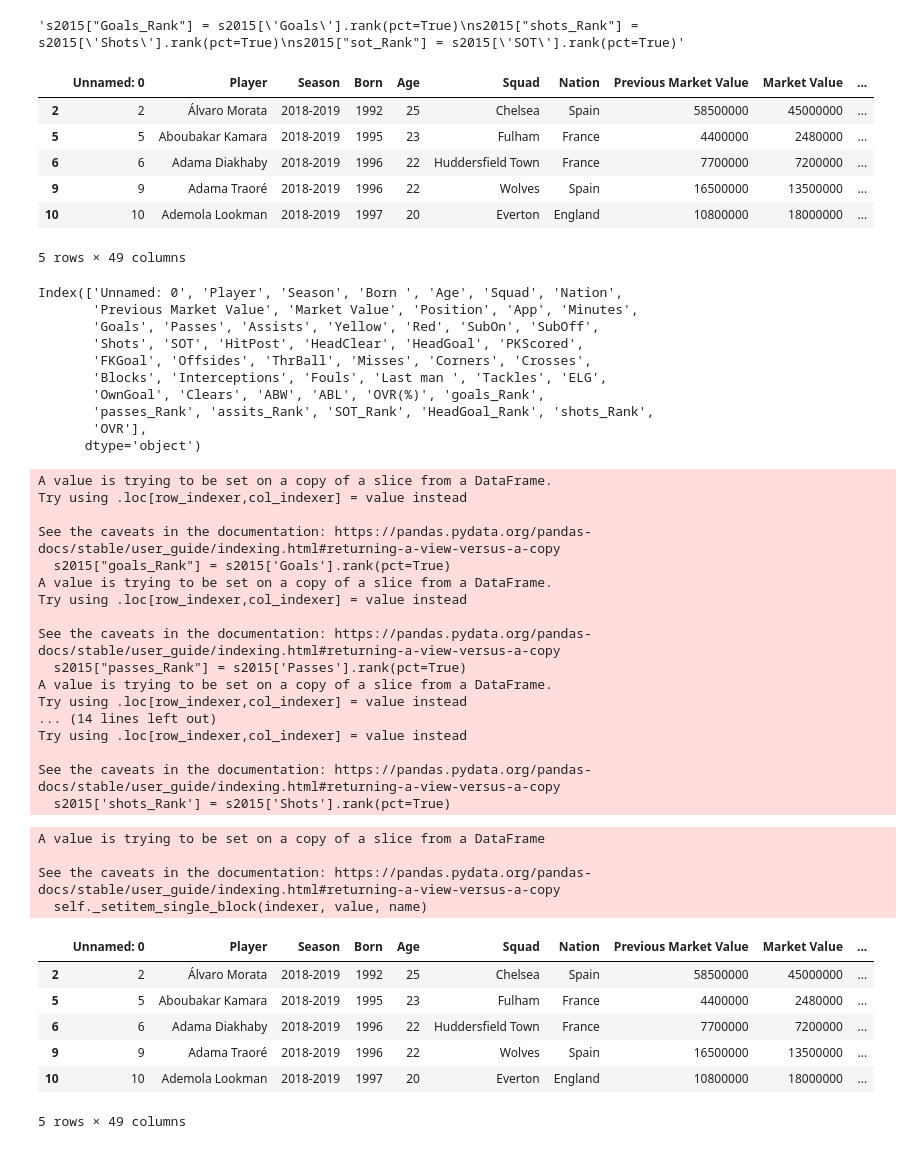
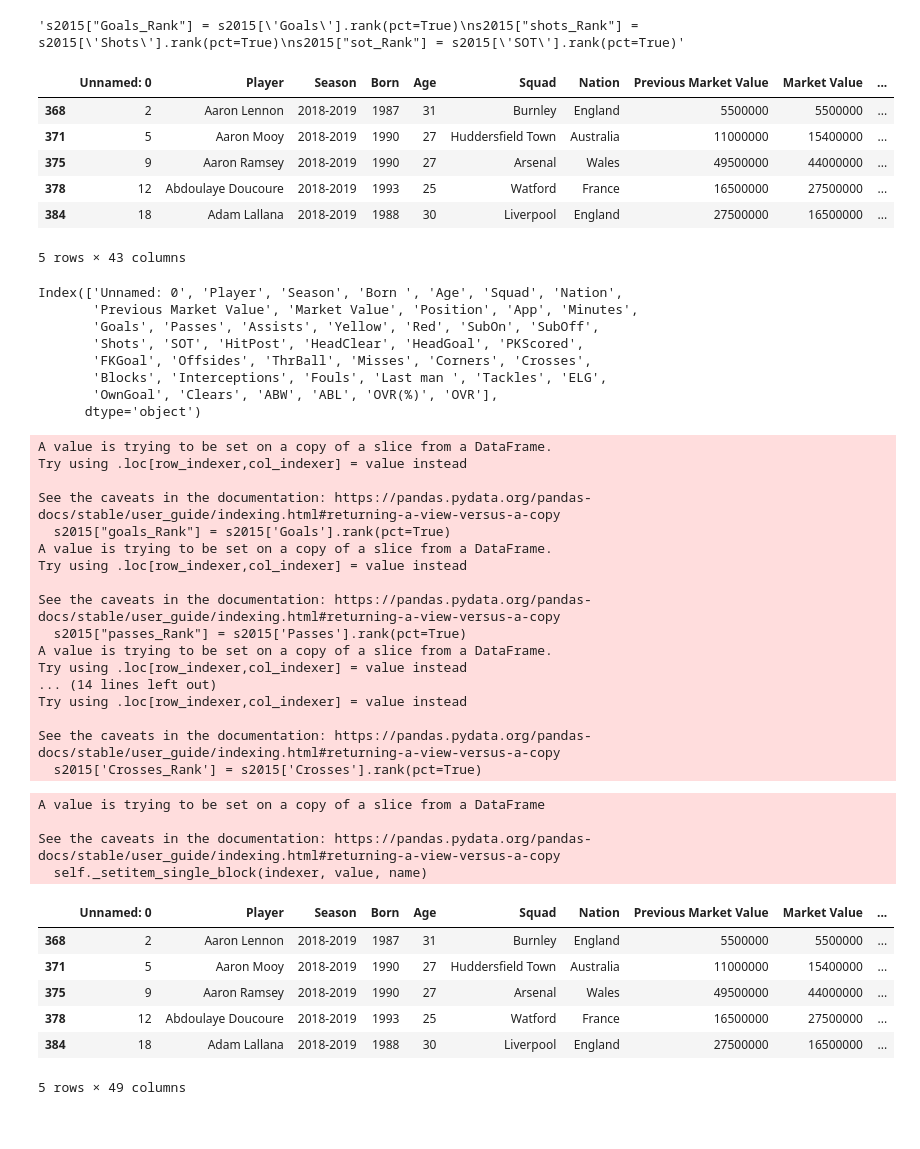
Before and after one commit to Hil-dred/English-Premier-League-Analysis, a Jupyter notebook: pytorch_classifier.ipynb, the cells around one changed output. Saved outputs shown, nothing was run; the diff lists cells and outputs as text; code cells hidden in the pictures.

```diff
--- a/pytorch_classifier.ipynb
+++ b/pytorch_classifier.ipynb
@@ -29,7 +29,7 @@ Index(['Unnamed: 0', 'Player', 'Season', 'Born ', 'Age', 'Squad', 'Nation',
 seasons = ovr.groupby(ovr['Season'])
 # %%
 season2015 = seasons.get_group('2018-2019')
-s2015 = season2015.groupby(season2015['Position']).get_group("DF")
+s2015 = season2015.groupby(season2015['Position']).get_group("MF")
 # %%
 #s2015['Goals/avg'] = s2015['Goals']/(s2015['Goals'].sum()/len(s2015['Goals']))
 # %%
@@ -114,12 +114,12 @@ s2015["sot_Rank"] = s2015['SOT'].rank(pct=True)'''
 s2015.head()
 # %% [output]
 |  | Unnamed: 0 | Player | Season | Born | Age | Squad | Nation | Previous Market Value | Market Value | ... |
-| 2 | 2 | Álvaro Morata | 2018-2019 | 1992 | 25 | Chelsea | Spain | 58500000 | 45000000 | ... |
-| 5 | 5 | Aboubakar Kamara | 2018-2019 | 1995 | 23 | Fulham | France | 4400000 | 2480000 | ... |
-| 6 | 6 | Adama Diakhaby | 2018-2019 | 1996 | 22 | Huddersfield Town | France | 7700000 | 7200000 | ... |
-| 9 | 9 | Adama Traoré | 2018-2019 | 1996 | 22 | Wolves | Spain | 16500000 | 13500000 | ... |
-| 10 | 10 | Ademola Lookman | 2018-2019 | 1997 | 20 | Everton | England | 10800000 | 18000000 | ... |
+| 368 | 2 | Aaron Lennon | 2018-2019 | 1987 | 31 | Burnley | England | 5500000 | 5500000 | ... |
+| 371 | 5 | Aaron Mooy | 2018-2019 | 1990 | 27 | Huddersfield Town | Australia | 11000000 | 15400000 | ... |
+| 375 | 9 | Aaron Ramsey | 2018-2019 | 1990 | 27 | Arsenal | Wales | 49500000 | 44000000 | ... |
+| 378 | 12 | Abdoulaye Doucoure | 2018-2019 | 1993 | 25 | Watford | France | 16500000 | 27500000 | ... |
+| 384 | 18 | Adam Lallana | 2018-2019 | 1988 | 30 | Liverpool | England | 27500000 | 16500000 | ... |
-5 rows × 49 columns
+5 rows × 43 columns
 # %%
 s2015.columns
 # %% [output]
@@ -129,17 +129,15 @@ Index(['Unnamed: 0', 'Player', 'Season', 'Born ', 'Age', 'Squad', 'Nation',
        'Shots', 'SOT', 'HitPost', 'HeadClear', 'HeadGoal', 'PKScored',
        'FKGoal', 'Offsides', 'ThrBall', 'Misses', 'Corners', 'Crosses',
        'Blocks', 'Interceptions', 'Fouls', 'Last man ', 'Tackles', 'ELG',
-       'OwnGoal', 'Clears', 'ABW', 'ABL', 'OVR(%)', 'goals_Rank',
-       'passes_Rank', 'assits_Rank', 'SOT_Rank', 'HeadGoal_Rank', 'shots_Rank',
-       'OVR'],
+       'OwnGoal', 'Clears', 'ABW', 'ABL', 'OVR(%)', 'OVR'],
       dtype='object')
 # %%
 s2015["goals_Rank"] = s2015['Goals'].rank(pct=True)
 s2015["passes_Rank"] = s2015['Passes'].rank(pct=True)
 s2015["assits_Rank"] = s2015['Assists'].rank(pct=True)
-s2015["SOT_Rank"] = s2015['SOT'].rank(pct=True)
-s2015["HeadGoal_Rank"] = s2015['HeadGoal'].rank(pct=True)
-s2015['shots_Rank'] = s2015['Shots'].rank(pct=True)
+s2015["ThrBall_Rank"] = s2015['ThrBall'].rank(pct=True)
+s2015["Interception_Rank"] = s2015['Interceptions'].rank(pct=True)
+s2015['Crosses_Rank'] = s2015['Crosses'].rank(pct=True)
 # %% [output]
 A value is trying to be set on a copy of a slice from a DataFrame.
 Try using .loc[row_indexer,col_indexer] = value instead
@@ -157,22 +155,22 @@ Try using .loc[row_indexer,col_indexer] = value instead
 Try using .loc[row_indexer,col_indexer] = value instead
 
 See the caveats in the documentation: https://pandas.pydata.org/pandas-docs/stable/user_guide/indexing.html#returning-a-view-versus-a-copy
-  s2015['shots_Rank'] = s2015['Shots'].rank(pct=True)
+  s2015['Crosses_Rank'] = s2015['Crosses'].rank(pct=True)
 # %%
 for i in range(len(s2015)):
-    s2015['OVR'].iloc[i] = int((s2015['goals_Rank'].iloc[i]*0.35 +  s2015['assits_Rank'].iloc[i]*0.2 + s2015['passes_Rank'].iloc[i]*0.1 + s2015['SOT_Rank'].iloc[i]*0.25+ s2015['shots_Rank'].iloc[i]*0.1)*100)
+    s2015['OVR'].iloc[i] = int((s2015['goals_Rank'].iloc[i]*0.1 +  s2015['assits_Rank'].iloc[i]*0.3 + s2015['passes_Rank'].iloc[i]*0.2 + s2015['Crosses_Rank'].iloc[i]*0.15+s2015['ThrBall_Rank'].iloc[i]*0.15+s2015['Interception_Rank'].iloc[i]*0.1)*100)
 s2015.head()
 # %% [output]
 A value is trying to be set on a copy of a slice from a DataFrame
 
 See the caveats in the documentation: https://pandas.pydata.org/pandas-docs/stable/user_guide/indexing.html#returning-a-view-versus-a-copy
   self._setitem_single_block(indexer, value, name)
 |  | Unnamed: 0 | Player | Season | Born | Age | Squad | Nation | Previous Market Value | Market Value | ... |
-| 2 | 2 | Álvaro Morata | 2018-2019 | 1992 | 25 | Chelsea | Spain | 58500000 | 45000000 | ... |
-| 5 | 5 | Aboubakar Kamara | 2018-2019 | 1995 | 23 | Fulham | France | 4400000 | 2480000 | ... |
-| 6 | 6 | Adama Diakhaby | 2018-2019 | 1996 | 22 | Huddersfield Town | France | 7700000 | 7200000 | ... |
-| 9 | 9 | Adama Traoré | 2018-2019 | 1996 | 22 | Wolves | Spain | 16500000 | 13500000 | ... |
-| 10 | 10 | Ademola Lookman | 2018-2019 | 1997 | 20 | Everton | England | 10800000 | 18000000 | ... |
+| 368 | 2 | Aaron Lennon | 2018-2019 | 1987 | 31 | Burnley | England | 5500000 | 5500000 | ... |
+| 371 | 5 | Aaron Mooy | 2018-2019 | 1990 | 27 | Huddersfield Town | Australia | 11000000 | 15400000 | ... |
+| 375 | 9 | Aaron Ramsey | 2018-2019 | 1990 | 27 | Arsenal | Wales | 49500000 | 44000000 | ... |
+| 378 | 12 | Abdoulaye Doucoure | 2018-2019 | 1993 | 25 | Watford | France | 16500000 | 27500000 | ... |
+| 384 | 18 | Adam Lallana | 2018-2019 | 1988 | 30 | Liverpool | England | 27500000 | 16500000 | ... |
 5 rows × 49 columns
 # %%
 s2015.sort_values('OVR',ascending=False).head(20)
```
Also changed, not shown: parts of 2 cells of this notebook.
